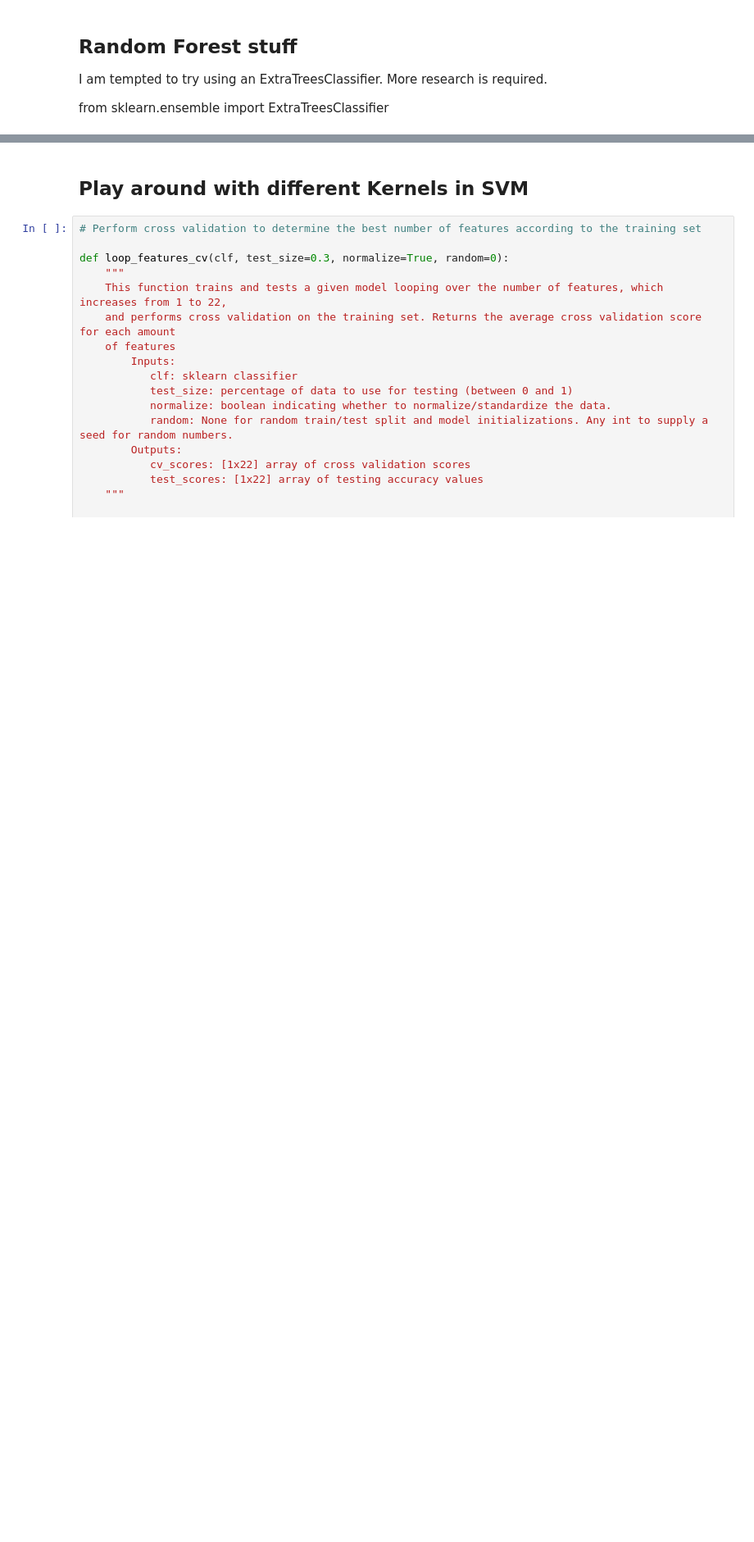
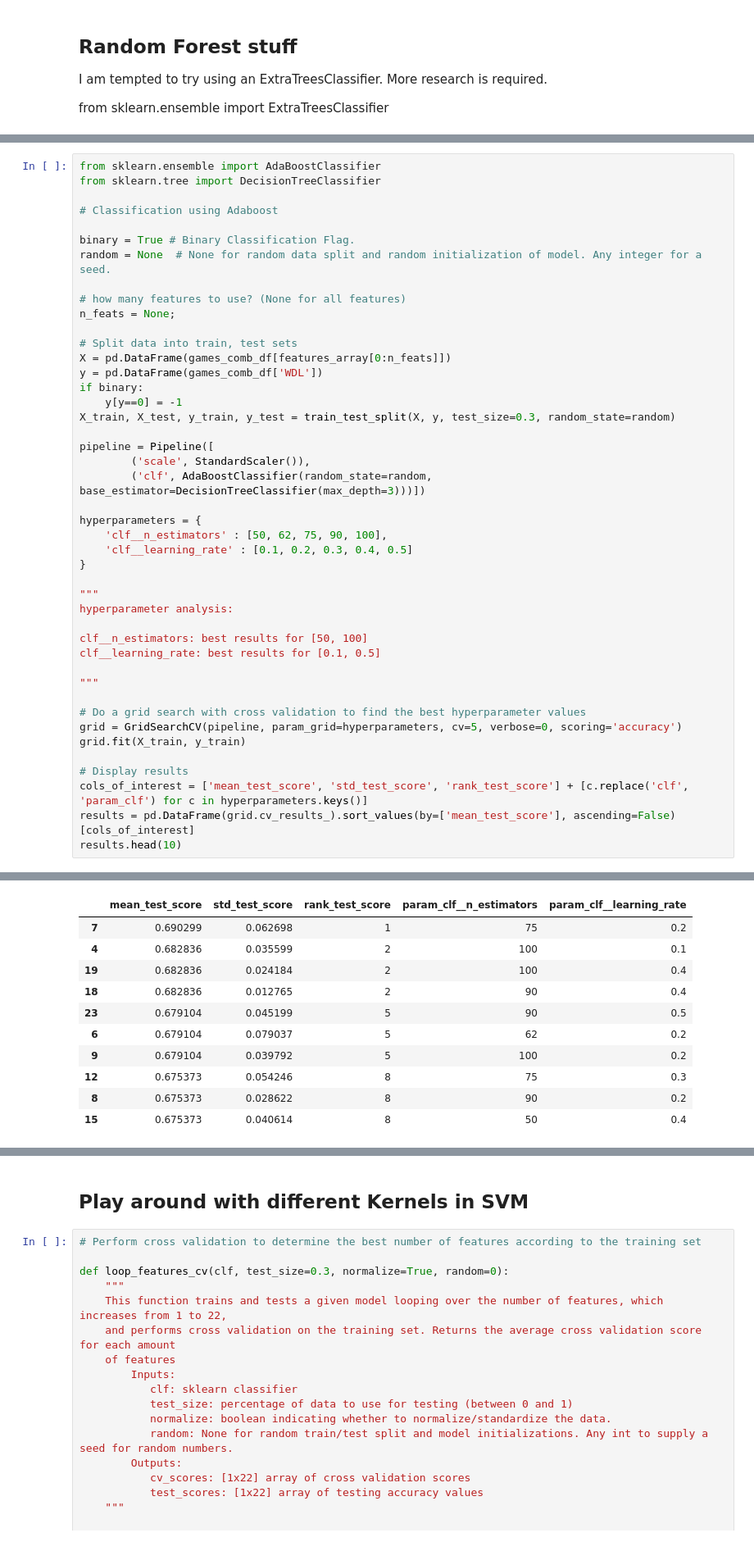
Before and after one commit to acpollmann/soccer-training, a Jupyter notebook: predictions.ipynb, the cells around one changed output, grey strips where cells are left out. Shown at 82% size. Drawn from its saved outputs; the diff is of its cells as text; blank space fills up the shorter version.

Commit message:
added adaboost clf

```diff
--- a/predictions.ipynb
+++ b/predictions.ipynb
@@ -357,0 +368,45 @@ fig3.show()
+# %%
+from sklearn.ensemble import AdaBoostClassifier
+from sklearn.tree import DecisionTreeClassifier
+
+# Classification using Adaboost
+
+binary = True # Binary Classification Flag.
+random = None  # None for random data split and random initialization of model. Any integer for a seed.
+
+# how many features to use? (None for all features)
+n_feats = None;
+
+# Split data into train, test sets
+X = pd.DataFrame(games_comb_df[features_array[0:n_feats]])
+y = pd.DataFrame(games_comb_df['WDL'])
+if binary:
+    y[y==0] = -1
+X_train, X_test, y_train, y_test = train_test_split(X, y, test_size=0.3, random_state=random)
+
+pipeline = Pipeline([
+        ('scale', StandardScaler()),
+        ('clf', AdaBoostClassifier(random_state=random, base_estimator=DecisionTreeClassifier(max_depth=3)))])
+
+hyperparameters = {
+    'clf__n_estimators' : [50, 62, 75, 90, 100],
+    'clf__learning_rate' : [0.1, 0.2, 0.3, 0.4, 0.5]
+}
+
+"""
+hyperparameter analysis:
+
+clf__n_estimators: best results for [50, 100]
+clf__learning_rate: best results for [0.1, 0.5]
+
+"""
+
+# Do a grid search with cross validation to find the best hyperparameter values
+grid = GridSearchCV(pipeline, param_grid=hyperparameters, cv=5, verbose=0, scoring='accuracy')
+grid.fit(X_train, y_train)
+
+# Display results
+cols_of_interest = ['mean_test_score', 'std_test_score', 'rank_test_score'] + [c.replace('clf', 'param_clf') for c in hyperparameters.keys()]
+results = pd.DataFrame(grid.cv_results_).sort_values(by=['mean_test_score'], ascending=False)[cols_of_interest]
+results.head(10)
+# %% [output]
@@ -357,0 +414,11 @@ fig3.show()
+|  | mean_test_score | std_test_score | rank_test_score | param_clf__n_estimators | param_clf__learning_rate |
+| 7 | 0.690299 | 0.062698 | 1 | 75 | 0.2 |
+| 4 | 0.682836 | 0.035599 | 2 | 100 | 0.1 |
+| 19 | 0.682836 | 0.024184 | 2 | 100 | 0.4 |
+| 18 | 0.682836 | 0.012765 | 2 | 90 | 0.4 |
+| 23 | 0.679104 | 0.045199 | 5 | 90 | 0.5 |
+| 6 | 0.679104 | 0.079037 | 5 | 62 | 0.2 |
+| 9 | 0.679104 | 0.039792 | 5 | 100 | 0.2 |
+| 12 | 0.675373 | 0.054246 | 8 | 75 | 0.3 |
+| 8 | 0.675373 | 0.028622 | 8 | 90 | 0.2 |
+| 15 | 0.675373 | 0.040614 | 8 | 50 | 0.4 |
```
Also changed, not shown: parts of 12 cells of this notebook.
